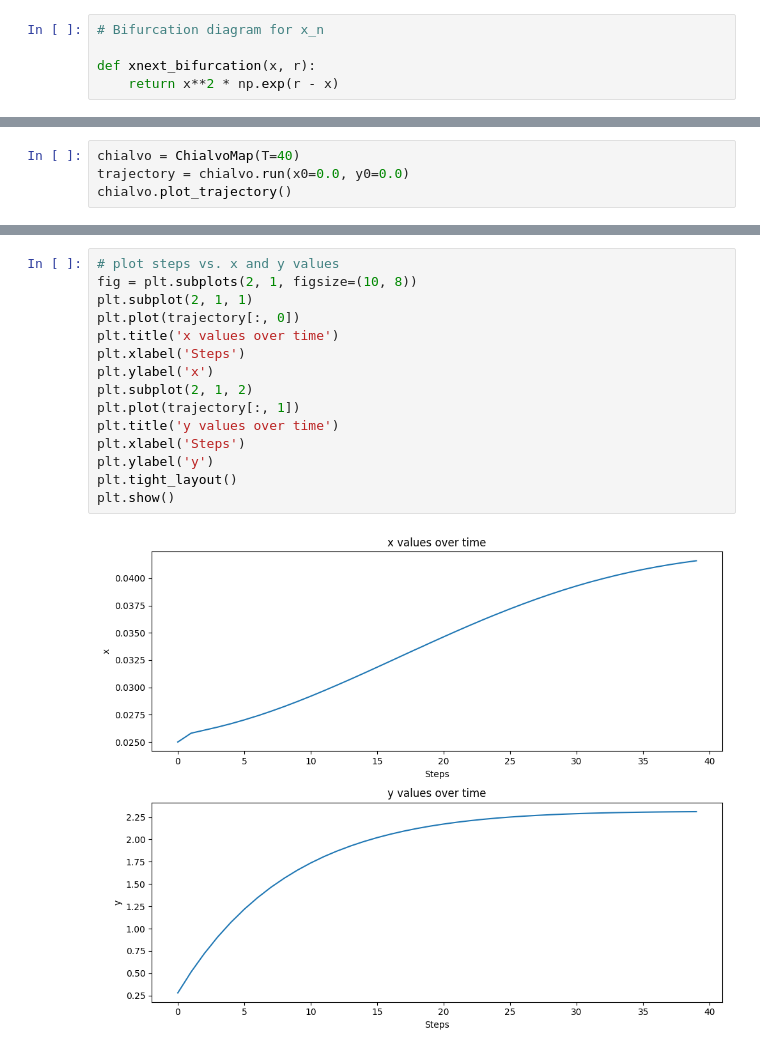
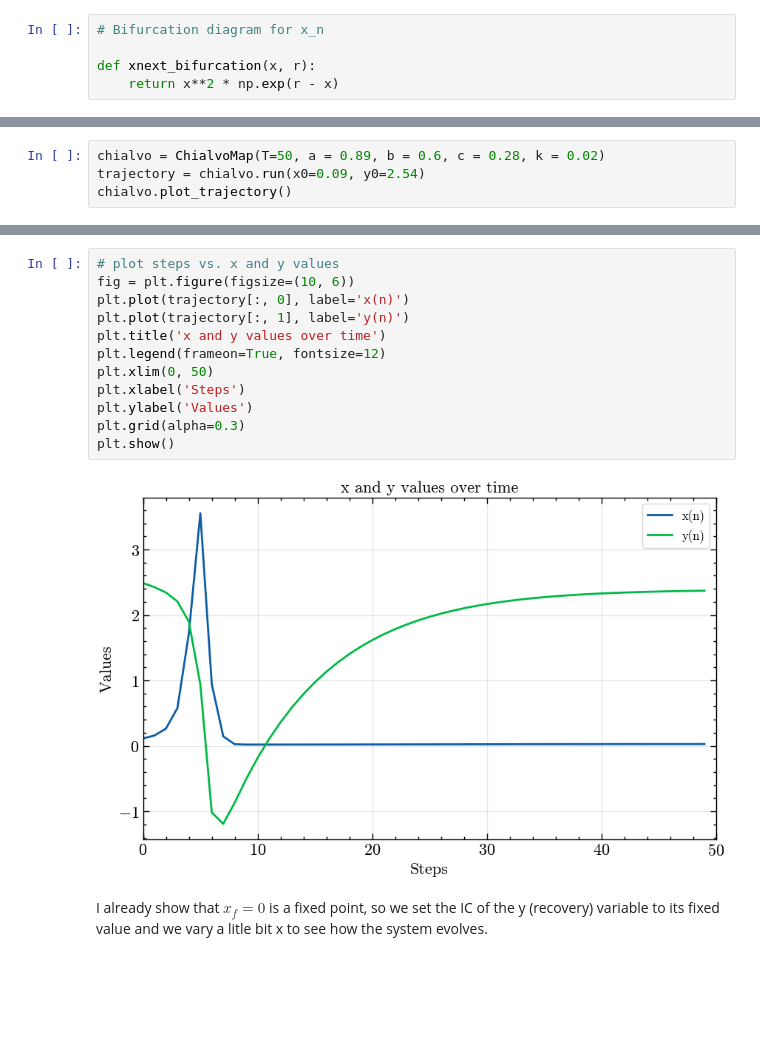
Before and after one commit to alanPalma25/complex_systems, a Jupyter notebook: final_project/chialvo_map.ipynb, the cells around one changed output, grey strips where cells are left out. Cells and saved outputs as stored; diff of their text form; blank space fills up the shorter version.

```diff
--- a/final_project/chialvo_map.ipynb
+++ b/final_project/chialvo_map.ipynb
@@ -181,6 +191,6 @@ class ChialvoMap:
         plt.show()
 # %%
-chialvo = ChialvoMap(T=40)
-trajectory = chialvo.run(x0=0.0, y0=0.0)
+chialvo = ChialvoMap(T=50, a = 0.89, b = 0.6, c = 0.28, k = 0.02)
+trajectory = chialvo.run(x0=0.09, y0=2.54)
 chialvo.plot_trajectory()
 # %% [output]
@@ -188,17 +198,16 @@ chialvo.plot_trajectory()
 # %%
 # plot steps vs. x and y values
-fig = plt.subplots(2, 1, figsize=(10, 8))
-plt.subplot(2, 1, 1)
-plt.plot(trajectory[:, 0])
-plt.title('x values over time')
+fig = plt.figure(figsize=(10, 6))
+plt.plot(trajectory[:, 0], label='x(n)')
+plt.plot(trajectory[:, 1], label='y(n)')
+plt.title('x and y values over time')
+plt.legend(frameon=True, fontsize=12)
+plt.xlim(0, 50)
 plt.xlabel('Steps')
-plt.ylabel('x')
-plt.subplot(2, 1, 2)
-plt.plot(trajectory[:, 1])
-plt.title('y values over time')
-plt.xlabel('Steps')
-plt.ylabel('y')
-plt.tight_layout()
+plt.ylabel('Values')
+plt.grid(alpha=0.3)
 plt.show()
 # %% [output]
-[figure, old version]
+[figure, new version]
+# %% [markdown]
+I already show that $x_f=0$ is a fixed point, so we set the IC of the y (recovery) variable to its fixed value and we vary a litle bit x to see how the system evolves.
```
Also changed, not shown: parts of 6 cells of this notebook, 1 other file.
